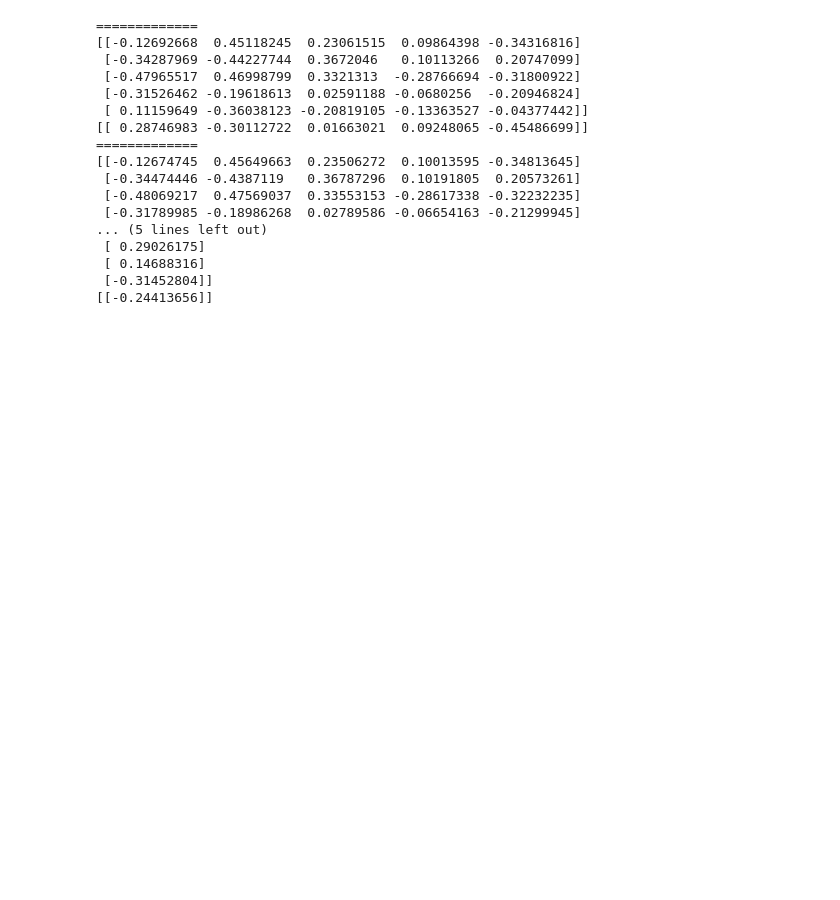
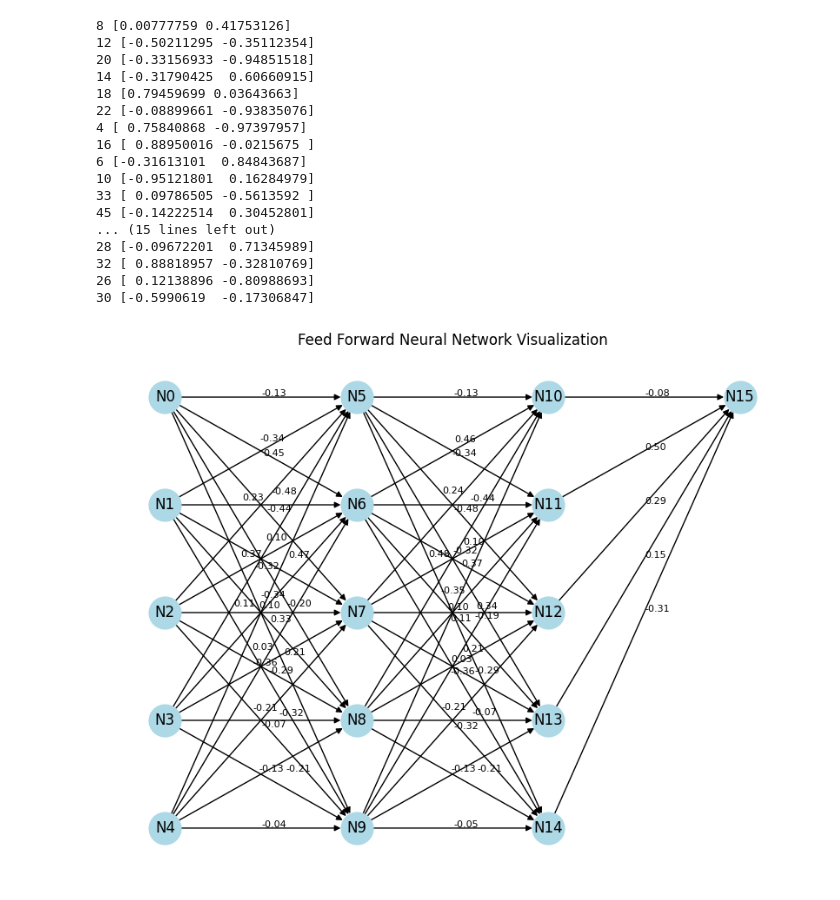
Before and after one commit to ninoaddict/FFNN-From-Scratch, a Jupyter notebook: src/main.ipynb, the cells around one changed output. Drawn from its saved outputs; the diff is of its cells as text; code cells hidden in the pictures; blank space fills up the shorter version.

```diff
--- a/src/main.ipynb
+++ b/src/main.ipynb
@@ -2,7 +2,7 @@
 from ffnn import FFNN
 import numpy as np
 # %%
-model = FFNN(layer_sizes=[5, 5, 5, 5, 10], activations=["sigmoid", "sigmoid", "sigmoid", "sigmoid"], weight_init="uniform", seed=42)
+model = FFNN(layer_sizes=[5, 5, 5, 1], activations=["sigmoid", "sigmoid", "sigmoid"], weight_init="uniform", seed=42)
 # %%
 np.random.seed(42)
 X_train = np.random.randn(100, 5)
@@ -53,26 +50,24 @@ Epoch 100/100 - Loss: 0.3291
  0.3386051536472185,
  0.3335881769466101,
  0.32911654214777547]
-# %%
-for layer in model.layers:
-    print("=============")
-    print(layer.weights)
-    print(layer.biases)
-# %% [output]
-=============
-[[-0.12692668  0.45118245  0.23061515  0.09864398 -0.34316816]
- [-0.34287969 -0.44227744  0.3672046   0.10113266  0.20747099]
- [-0.47965517  0.46998799  0.3321313  -0.28766694 -0.31800922]
- [-0.31526462 -0.19618613  0.02591188 -0.0680256  -0.20946824]
- [ 0.11159649 -0.36038123 -0.20819105 -0.13363527 -0.04377442]]
-[[ 0.28746983 -0.30112722  0.01663021  0.09248065 -0.45486699]]
-=============
-[[-0.12674745  0.45649663  0.23506272  0.10013595 -0.34813645]
- [-0.34474446 -0.4387119   0.36787296  0.10191805  0.20573261]
- [-0.48069217  0.47569037  0.33553153 -0.28617338 -0.32232235]
- [-0.31789985 -0.18986268  0.02789586 -0.06654163 -0.21299945]
-... (5 lines left out)
- [ 0.29026175]
- [ 0.14688316]
- [-0.31452804]]
-[[-0.24413656]]
+# %%
+model.display_graph()
+# %% [output]
+8 [0.00777759 0.41753126]
+12 [-0.50211295 -0.35112354]
+20 [-0.33156933 -0.94851518]
+14 [-0.31790425  0.60660915]
+18 [0.79459699 0.03643663]
+22 [-0.08899661 -0.93835076]
+4 [ 0.75840868 -0.97397957]
+16 [ 0.88950016 -0.0215675 ]
+6 [-0.31613101  0.84843687]
+10 [-0.95121801  0.16284979]
+33 [ 0.09786505 -0.5613592 ]
+45 [-0.14222514  0.30452801]
+... (15 lines left out)
+28 [-0.09672201  0.71345989]
+32 [ 0.88818957 -0.32810769]
+26 [ 0.12138896 -0.80988693]
+30 [-0.5990619  -0.17306847]
+[figure, added]
```
Also changed, not shown: parts of 5 cells of this notebook, 2 other files.
